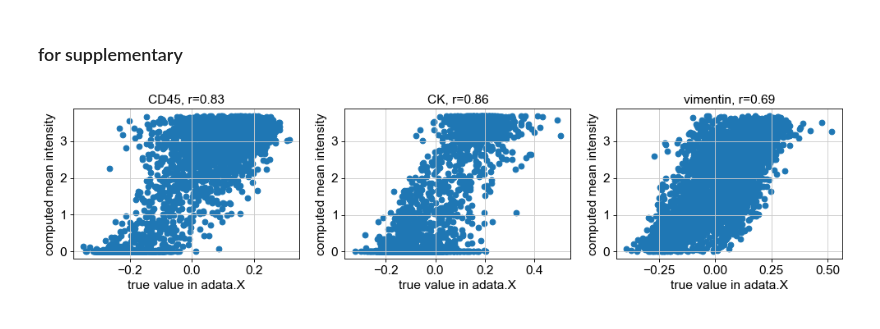
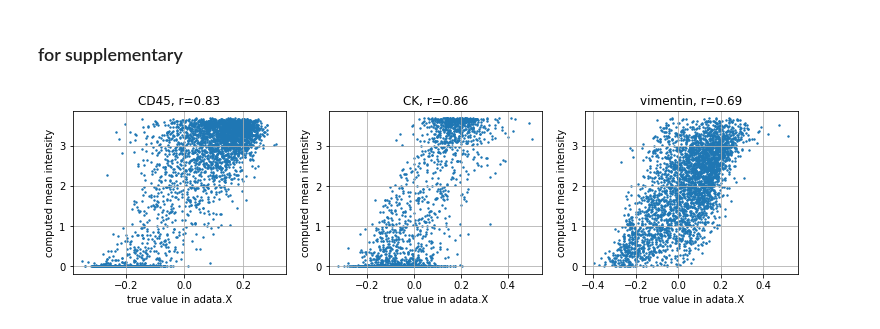
Before and after one commit to theislab/squidpy_reproducibility, a Jupyter notebook: notebooks/image_figures/mibitof_image_analysis.ipynb, the cells around one changed output. Saved outputs shown, nothing was run; the diff lists cells and outputs as text; code cells hidden in the pictures.

```diff
--- a/notebooks/image_figures/mibitof_image_analysis.ipynb
+++ b/notebooks/image_figures/mibitof_image_analysis.ipynb
@@ -157,16 +154,17 @@ plt.savefig('figures/mibitof/mibitof_ck.png', dpi=300, bbox_inches='tight')
 # %%
 # plot scatterplots
 channels = ["CD45", "CK", "vimentin"]
 
-fig, axes = plt.subplots(1, 3, figsize=(15, 3))
+fig, axes = plt.subplots(1, 3, figsize=(13, 3))
 for i, ax in enumerate(axes):
     X = np.array(adata[:, channels[i]].X.todense())[:, 0]
     Y = adata.obsm["img_features_transformed"][f"segmentation_image_intensity_{i}"]
-    ax.scatter(X, Y)
+    ax.scatter(X, Y, s=2)
     ax.set_xlabel("true value in adata.X")
     ax.set_ylabel("computed mean intensity")
     corr = np.corrcoef(X, Y)[1, 0]
     ax.set_title(f"{channels[i]}, r={corr:.2f}")
+    ax.grid()
 plt.savefig('figures/mibitof/mibitof_scatterplot.png', dpi=300, bbox_inches='tight')
 # %% [output]
-[figure, old version]
+[figure, new version]
```
Also changed, not shown: parts of 4 cells of this notebook, 26 other files.
